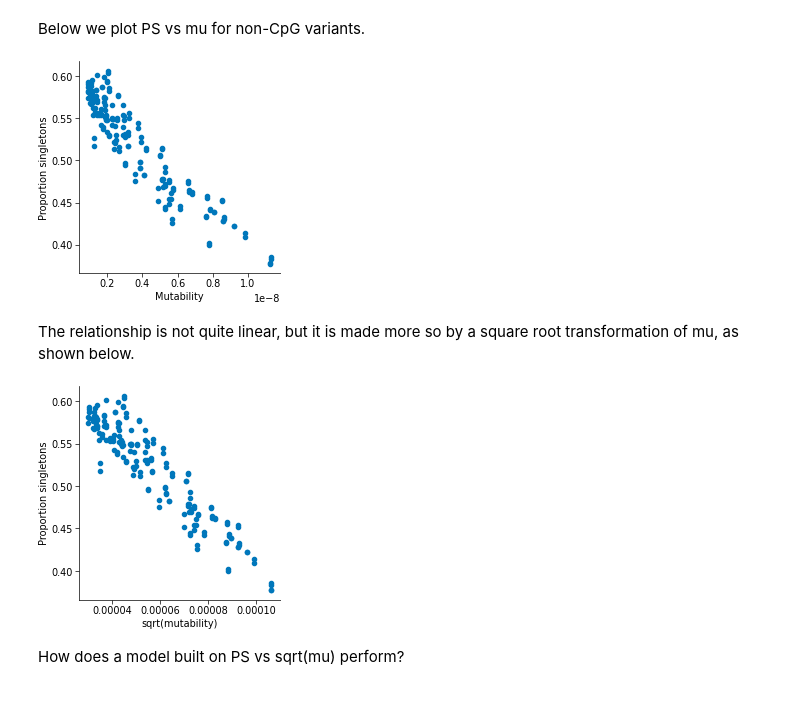
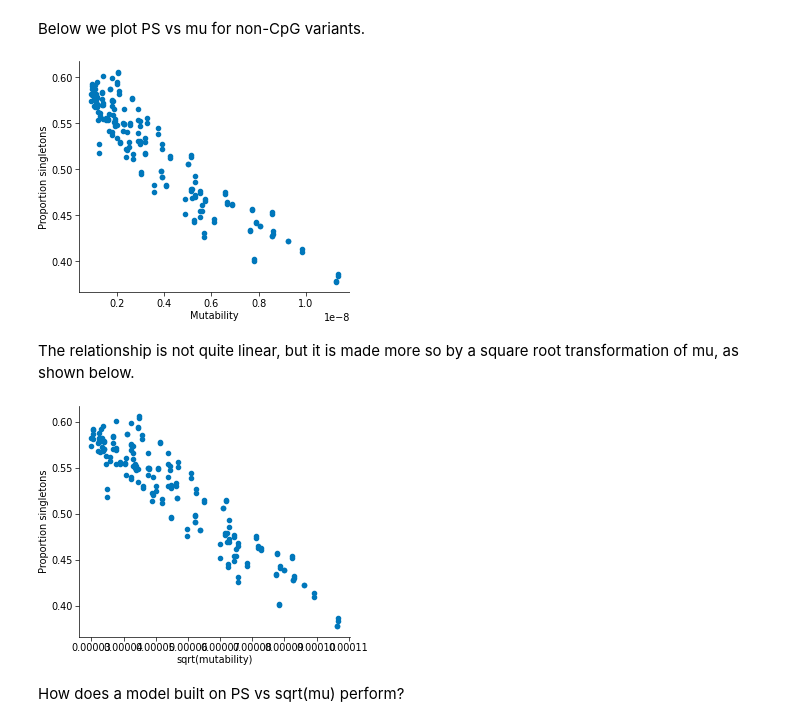
Before and after one commit to alexblakes/regional_nonsense_constraint, a Jupyter notebook: notebooks/02_maps_model_choices.ipynb, the cells around one changed output. Cells and saved outputs as stored; diff of their text form; code cells hidden in the pictures; blank space fills up the shorter version.

```diff
--- a/notebooks/02_maps_model_choices.ipynb
+++ b/notebooks/02_maps_model_choices.ipynb
@@ -27,6 +23,13 @@ Synonymous contexts: 304
 # %%
-# Drop contexts with no sungletons
+# Get PS in synonymous contexts
+syn = pd.read_csv(C.PS_SYN_CONTEXT, sep="\t")
+
+# Drop synonymous contexts with no singletons
 syn = syn.query("n_singletons > 0")
 print(f"Synonymous contexts with at least one singleton variant: {len(syn)}")
+
+# Get synonymous variants in CpG and non-CpG contexts
+syn_non = syn[syn.variant_type != "CpG"].copy()
+syn_cpg = syn[syn.variant_type == "CpG"].copy()
 # %% [output]
 Synonymous contexts with at least one singleton variant: 258
@@ -273,21 +277,21 @@ One option is to model CpG and non-CpG contexts separately.
 Below we plot PS vs mu for non-CpG variants.
 # %%
 # Plot proportion of singletons vs mutability for non-CpG sites
-fig, ax = plt.subplots(1,1, figsize=(2.5,2.5), layout="constrained")
-ax.scatter(x = non.mu, y = non.ps)
+fig, ax = plt.subplots(1,1)
+ax.scatter(x = syn_non.mu, y = syn_non.ps)
 ax.set_xlabel("Mutability")
 ax.set_ylabel("Proportion singletons");
 # %% [output]
-[figure, old version]
+[figure, new version]
 # %% [markdown]
 The relationship is not quite linear, but it is made more so by a square root transformation of mu, as shown below.
 # %%
 # Plot proportion of singletons vs sqrt(mu) for non-CpG sites
-fig, ax = plt.subplots(1,1, figsize=(2.5,2.5), layout="constrained")
-ax.scatter(x = np.sqrt(non.mu), y = non.ps)
+fig, ax = plt.subplots(1,1)
+ax.scatter(x = np.sqrt(syn_non.mu), y = syn_non.ps)
 ax.set_ylabel("Proportion singletons")
 ax.set_xlabel("sqrt(mutability)");
 # %% [output]
-[figure, old version]
+[figure, new version]
 # %% [markdown]
 How does a model built on PS vs sqrt(mu) perform?
```
Also changed, not shown: parts of 97 cells of this notebook, 2 other files.
